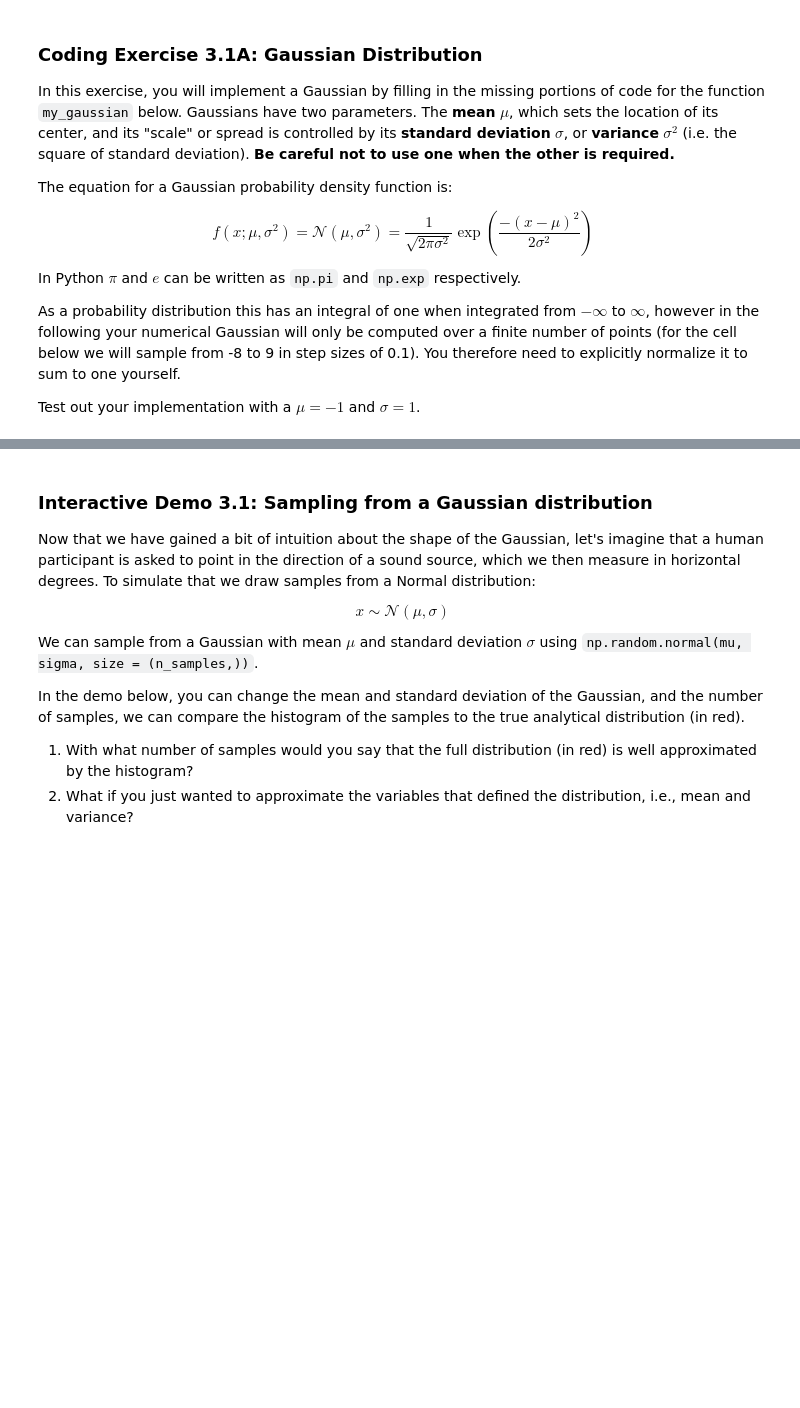
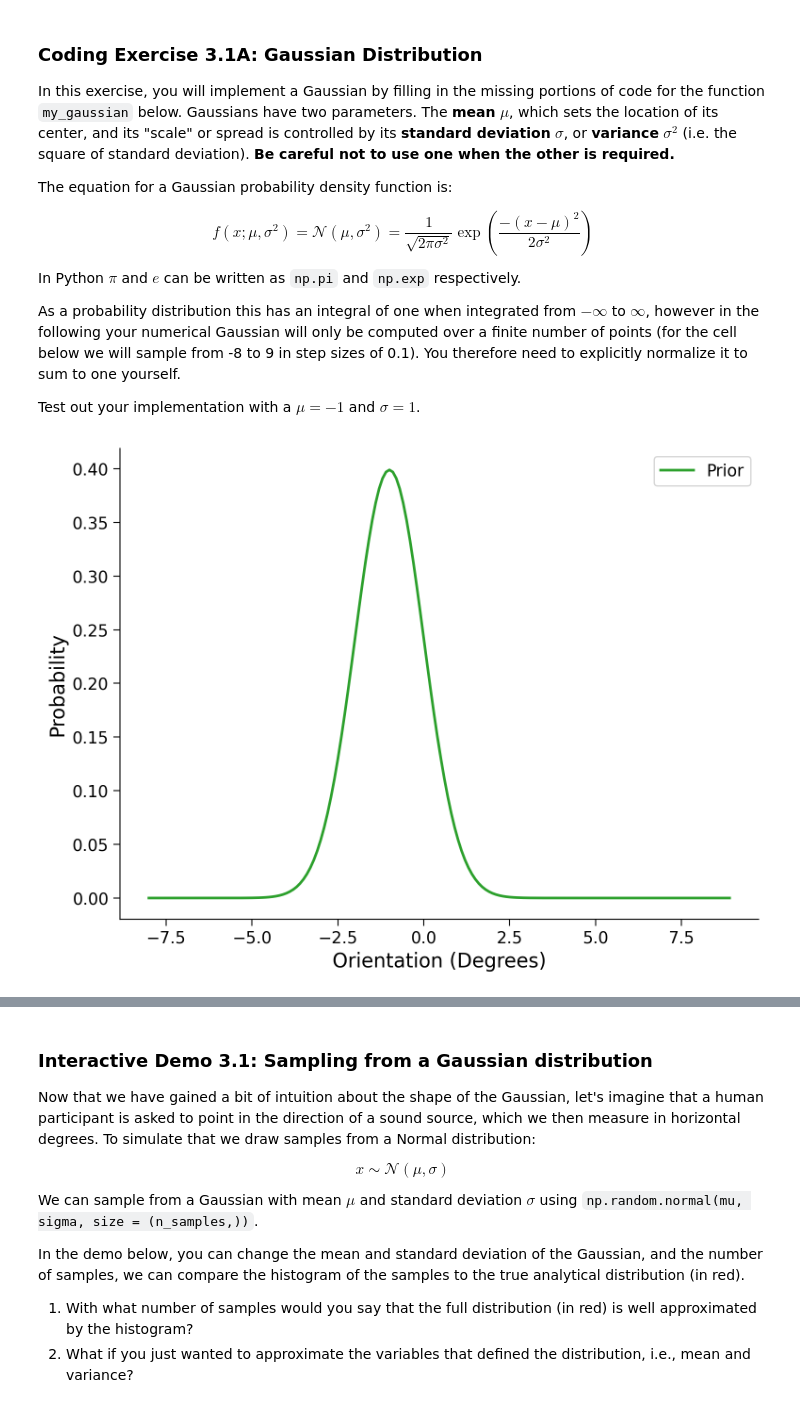
Before and after one commit to akixuu/nma-colabs, a Jupyter notebook: W0D5_Tutorial1.ipynb, the cells around one changed output, grey strips where cells are left out. Drawn from its saved outputs; the diff is of its cells as text; code cells hidden in the pictures; blank space fills up the shorter version.

```diff
--- a/W0D5_Tutorial1.ipynb
+++ b/W0D5_Tutorial1.ipynb
@@ -845,35 +896,37 @@ def my_gaussian(x_points, mu, sigma):
       x_points (ndarray of floats): points at which the gaussian is evaluated
       mu (scalar): mean of the Gaussian
       sigma (scalar): standard deviation of the gaussian
 
   Returns:
       (numpy array of floats) : normalized Gaussian evaluated at `x`
   """
 
   ###################################################################
   ## TODO for students: Implement the formula for a Gaussian
   ## Add code to calculate the gaussian px as a function of mu and sigma,
   ## for every x in x_points
   ## Function Hints: exp -> np.exp()
   ##                 power -> z**2
   ##
   ## Fill out the following then remove
-  raise NotImplementedError("Student exercise: need to implement Gaussian")
+  # raise NotImplementedError("Student exercise: need to implement Gaussian")
   ###################################################################
-  px = ...
+  px = (2 * np.pi * sigma **2) ** (-1/2) * np.exp(-(x_points-mu)**2 / (2*sigma**2))
 
   # as we are doing numerical integration we have to remember to normalise
   # taking into account the stepsize (0.1)
   px = px/(0.1*sum(px))
   return px
 
 x = np.arange(-8, 9, 0.1)
 
 # Generate Gaussian
 px = my_gaussian(x, -1, 1)
 
 # Visualize
 my_plot_single(x, px)
+# %% [output]
+[figure, added]
 # %% [markdown]
 [*Click for solution*](https://github.com/NeuromatchAcademy/precourse/tree/main/tutorials/W0D5_Statistics/solutions/W0D5_Tutorial1_Solution_2730515e.py)
 
```
Also changed, not shown: parts of 27 cells of this notebook.
